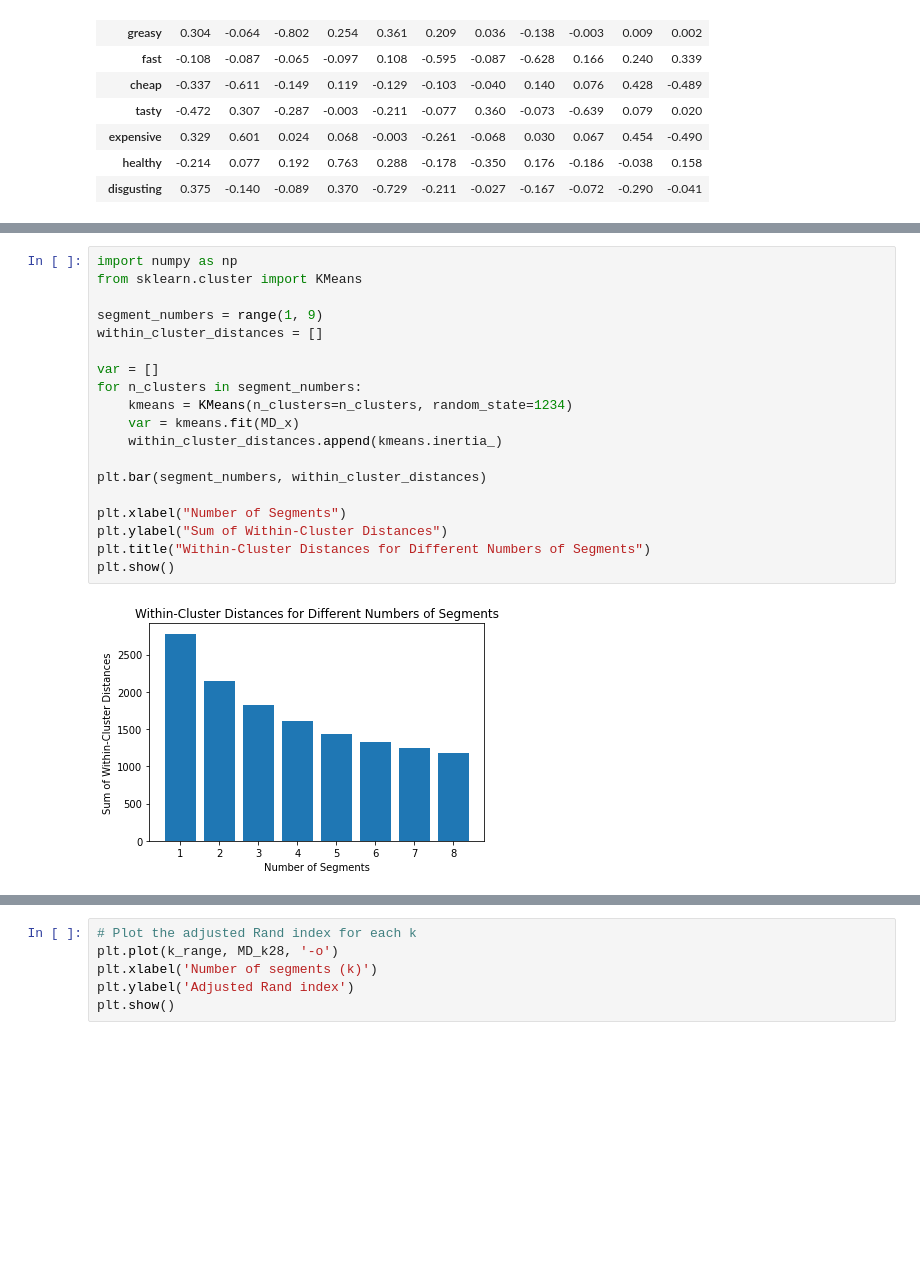
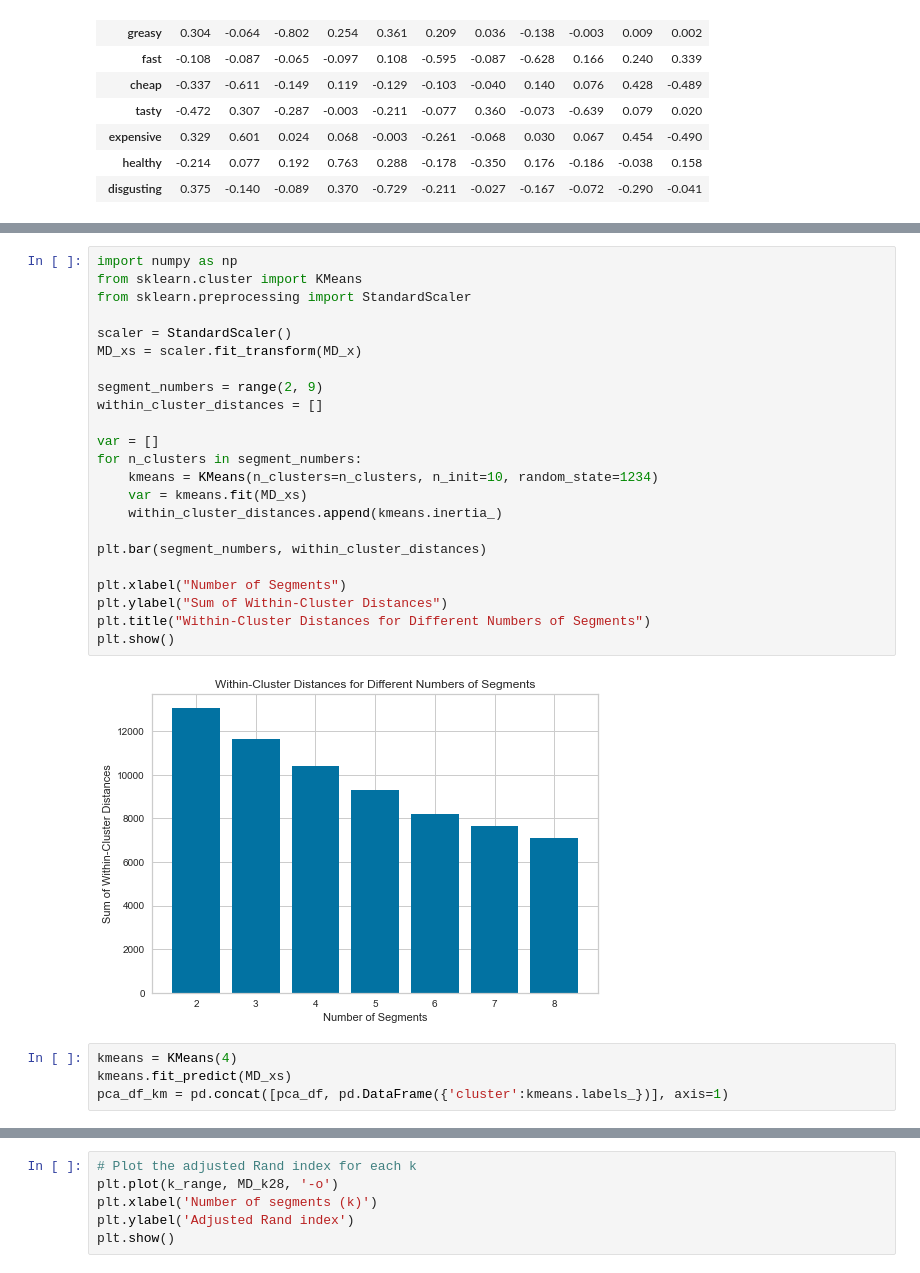
Before and after one commit to Bhatnagar621/McDCaseStudy, a Jupyter notebook: mcdonalds_CaseStudy.ipynb, the cells around one changed output, grey strips where cells are left out. Cells and saved outputs as stored; diff of their text form; blank space fills up the shorter version.

```diff
--- a/mcdonalds_CaseStudy.ipynb
+++ b/mcdonalds_CaseStudy.ipynb
@@ -141,24 +162,32 @@ plt.show()
 # %%
 import numpy as np
 from sklearn.cluster import KMeans
+from sklearn.preprocessing import StandardScaler
 
-segment_numbers = range(1, 9)
+scaler = StandardScaler()
+MD_xs = scaler.fit_transform(MD_x)
+
+segment_numbers = range(2, 9)
 within_cluster_distances = []
 
 var = []
 for n_clusters in segment_numbers:
-    kmeans = KMeans(n_clusters=n_clusters, random_state=1234)
-    var = kmeans.fit(MD_x)
+    kmeans = KMeans(n_clusters=n_clusters, n_init=10, random_state=1234)
+    var = kmeans.fit(MD_xs)
     within_cluster_distances.append(kmeans.inertia_)
 
 plt.bar(segment_numbers, within_cluster_distances)
 
 plt.xlabel("Number of Segments")
 plt.ylabel("Sum of Within-Cluster Distances")
 plt.title("Within-Cluster Distances for Different Numbers of Segments")
 plt.show()
 # %% [output]
-[figure, old version]
+[figure, new version]
+# %%
+kmeans = KMeans(4)
+kmeans.fit_predict(MD_xs)
+pca_df_km = pd.concat([pca_df, pd.DataFrame({'cluster':kmeans.labels_})], axis=1)
 # %%
 from sklearn.utils import resample
 from sklearn.cluster import KMeans
```
Also changed, not shown: parts of 20 cells of this notebook.
